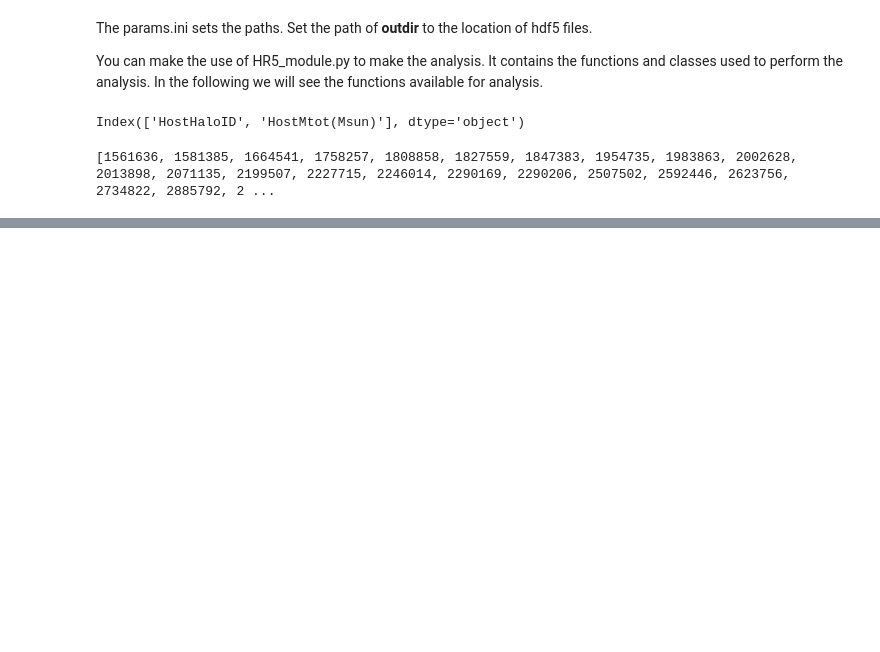
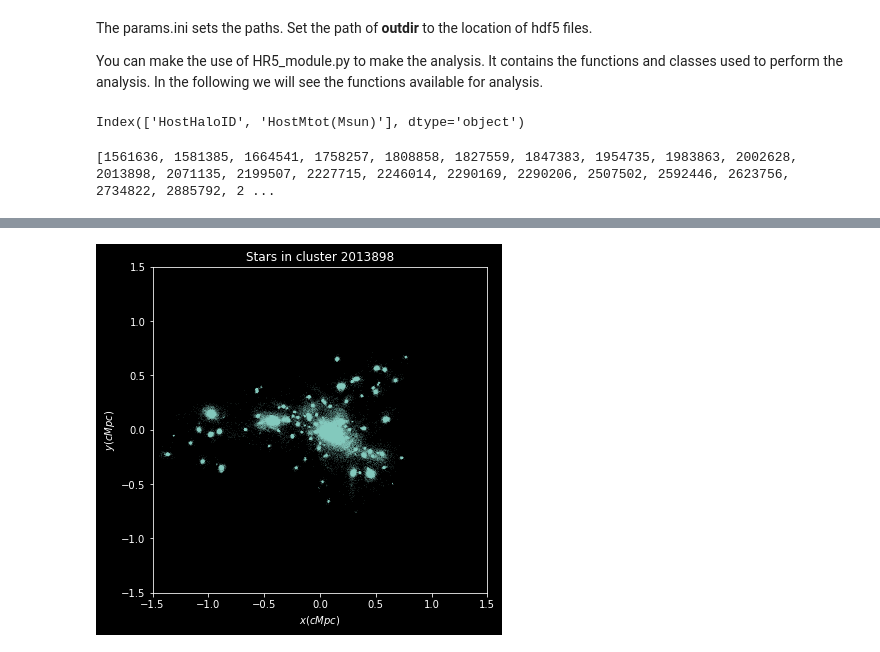
Before and after one commit to ansingh16/hr5_metallicity, a Jupyter notebook: Code/HR5_metallicity.ipynb, the cells around one changed output, grey strips where cells are left out. Drawn from its saved outputs; the diff is of its cells as text; code cells hidden in the pictures; blank space fills up the shorter version.

```diff
--- a/Code/HR5_metallicity.ipynb
+++ b/Code/HR5_metallicity.ipynb
@@ -94,0 +128,5 @@ name of the attribute. We explain all the
+# %%
+# get all stellar particles it returns a Galaxy object but this only contains
+# the sttributes for stellar particles and others are empty
+
+stars = clus.get_all_parts('star')
@@ -94,0 +151,16 @@ name of the attribute. We explain all the
+# %%
+# We can plot these stars
+
+star_pos = stars.star_pos_com
+
+fig,ax = plt.subplots(1,1,figsize=(6,6))
+ax.set_xlabel(r'$x(cMpc)$')
+ax.set_ylabel(r'$y(cMpc)$')
+ax.scatter(star_pos[:,0],star_pos[:,1],s=0.001)
+ax.set_title(f"Stars in cluster {clusid}")
+ax.set_xlim(-1.5,1.5)
+ax.set_ylim(-1.5,1.5)
+
+plt.show()
+# %% [output]
+[figure, added]
```
Also changed, not shown: parts of 23 cells of this notebook, 1 other file.
